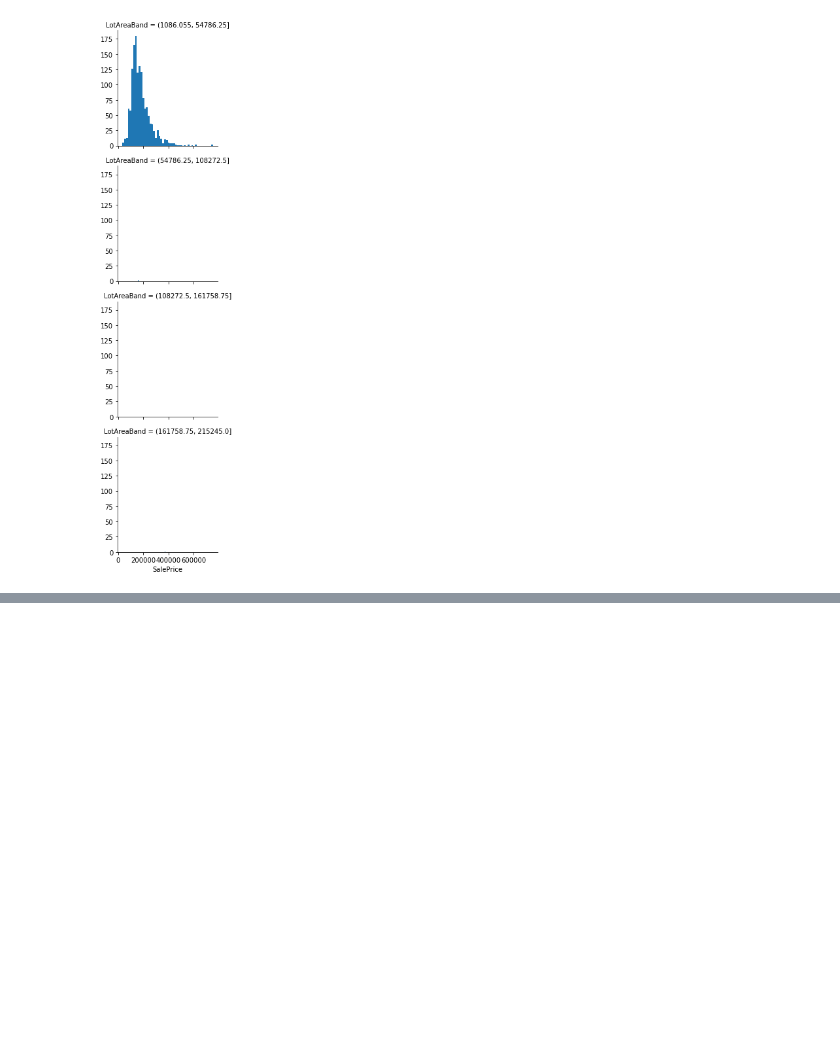
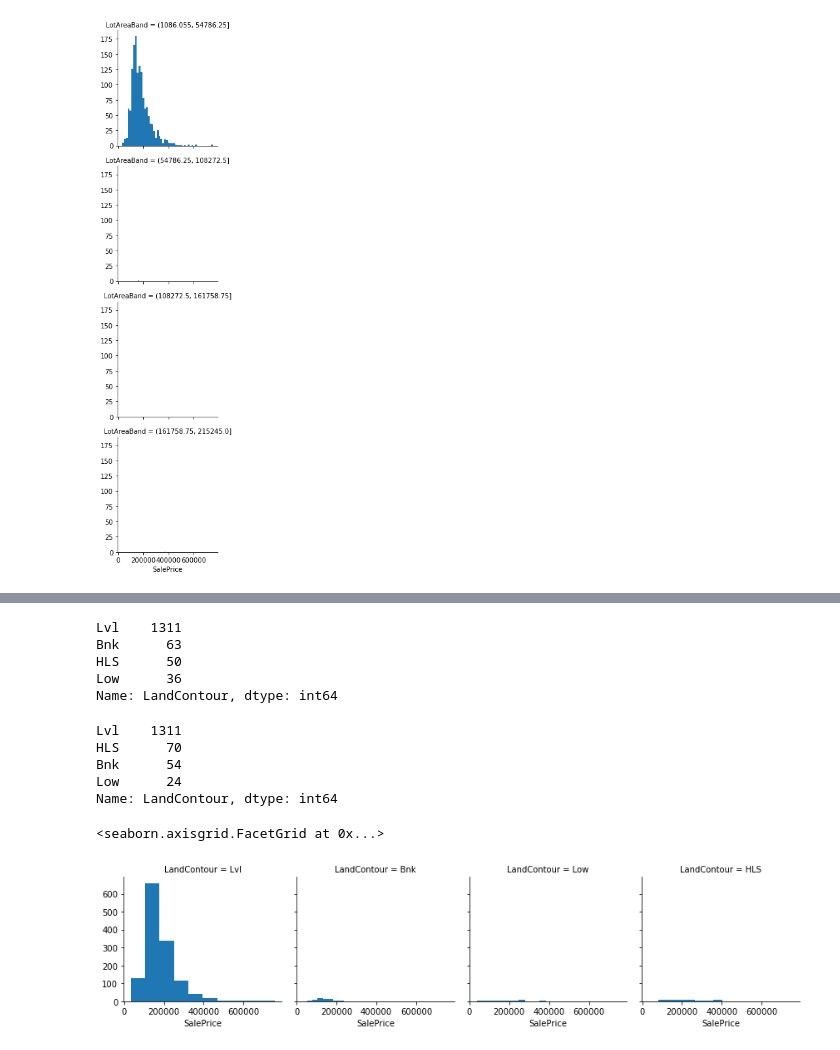
Before and after one commit to imgoodman/kaggle-ml, a Jupyter notebook: house-price/house-price.ipynb, the cells around one changed output, grey strips where cells are left out. Cells and saved outputs as stored; diff of their text form; code cells hidden in the pictures; blank space fills up the shorter version.

Commit message:
land contour

```diff
--- a/house-price/house-price.ipynb
+++ b/house-price/house-price.ipynb
@@ -472,0 +623,4 @@ g_lotareaband.map(plt.hist, "SalePrice", bins=50)
+# %%
+train_df["LotShape"]=train_df["LotShape"].map({"Reg":0, "IR1":1, "IR2":2, "IR3":3}).astype(int)
+test_df["LotShape"]=test_df["LotShape"].map({"Reg":0, "IR1":1, "IR2":2, "IR3":3}).astype(int)
+train_df.head(10)
@@ -472,0 +667,22 @@ g_lotareaband.map(plt.hist, "SalePrice", bins=50)
+# %%
+train_df["LandContour"].value_counts()
+# %% [output]
+Lvl    1311
+Bnk      63
+HLS      50
+Low      36
+Name: LandContour, dtype: int64
+# %%
+test_df["LandContour"].value_counts()
+# %% [output]
+Lvl    1311
+HLS      70
+Bnk      54
+Low      24
+Name: LandContour, dtype: int64
+# %%
+g_landcontour=sns.FacetGrid(train_df, col="LandContour")
+g_landcontour.map(plt.hist, "SalePrice")
+# %% [output]
+<seaborn.axisgrid.FacetGrid at 0x...>
+[figure, added]
```
Also changed, not shown: parts of 27 cells of this notebook.
